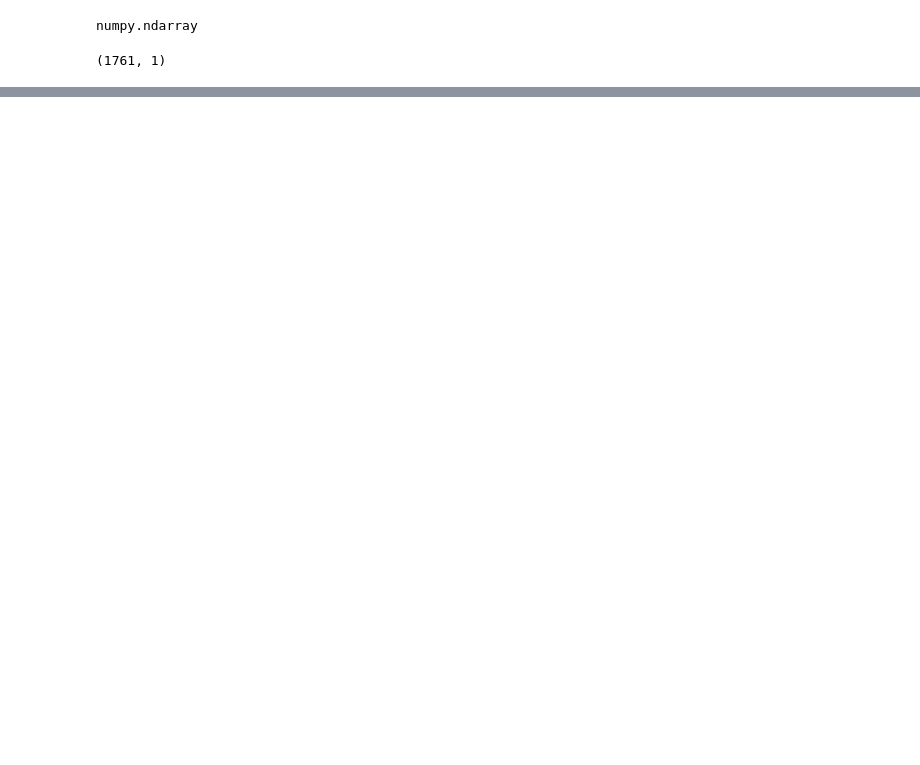
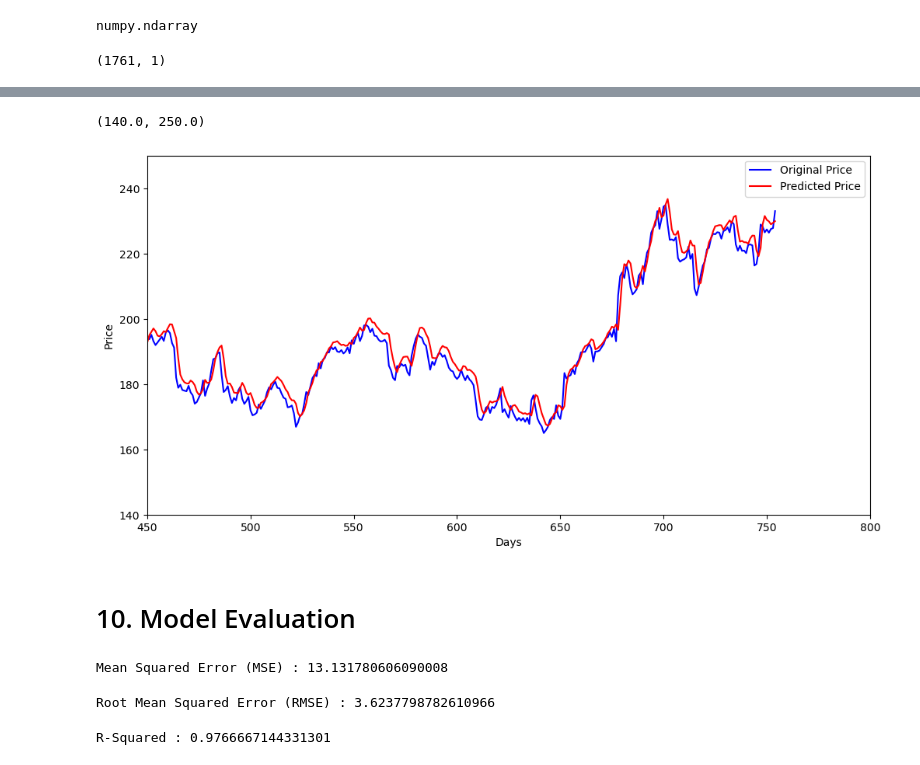
Before and after one commit to iamarjunc/stock-prediction-portal, a Jupyter notebook: Resources/Stock Prediction Using LSTM.ipynb, the cells around one changed output, grey strips where cells are left out. Drawn from its saved outputs; the diff is of its cells as text; code cells hidden in the pictures; blank space fills up the shorter version.

```diff
--- a/Resources/Stock Prediction Using LSTM.ipynb
+++ b/Resources/Stock Prediction Using LSTM.ipynb
@@ -299,0 +595,14 @@ data_training_array.shape
+# %%
+plt.figure(figsize = (12, 6))
+plt.plot(y_test, 'b', label='Original Price')
+plt.plot(y_predicted, 'r', label = 'Predicted Price')
+plt.xlabel('Days')
+plt.ylabel('Price')
+plt.legend()
+plt.xlim(450,800)
+plt.ylim(140,250)
+# %% [output]
+(140.0, 250.0)
+[figure, added]
+# %% [markdown]
+# 10. Model Evaluation
@@ -299,0 +612,17 @@ data_training_array.shape
+# %%
+mse = mean_squared_error(y_test, y_predicted)
+print(f"Mean Squared Error (MSE) : {mse}")
+# %% [output]
+Mean Squared Error (MSE) : 13.131780606090008
+# %%
+# Root Mean Score Error (RMSE)
+rmse = np.sqrt(mse)
+print(f"Root Mean Squared Error (RMSE) : {rmse}")
+# %% [output]
+Root Mean Squared Error (RMSE) : 3.6237798782610966
+# %%
+# R-Squared
+r2 = r2_score(y_test, y_predicted)
+print(f"R-Squared : {r2}")
+# %% [output]
+R-Squared : 0.9766667144331301
```
Also changed, not shown: parts of 48 cells of this notebook, 2 other files.
